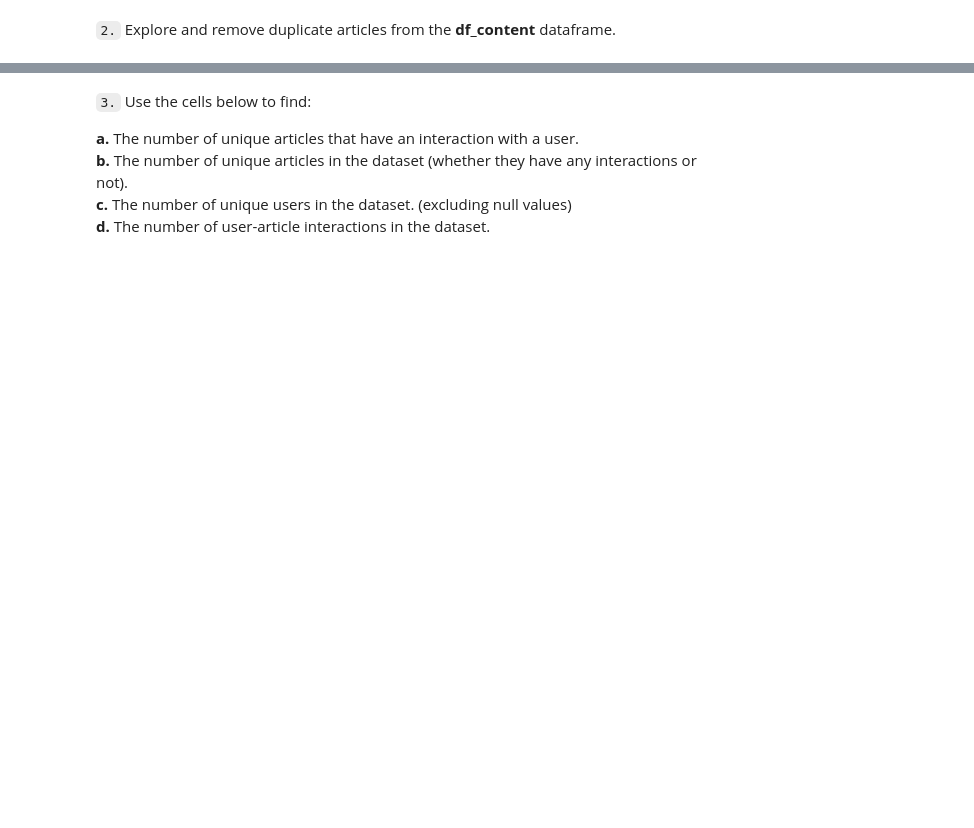
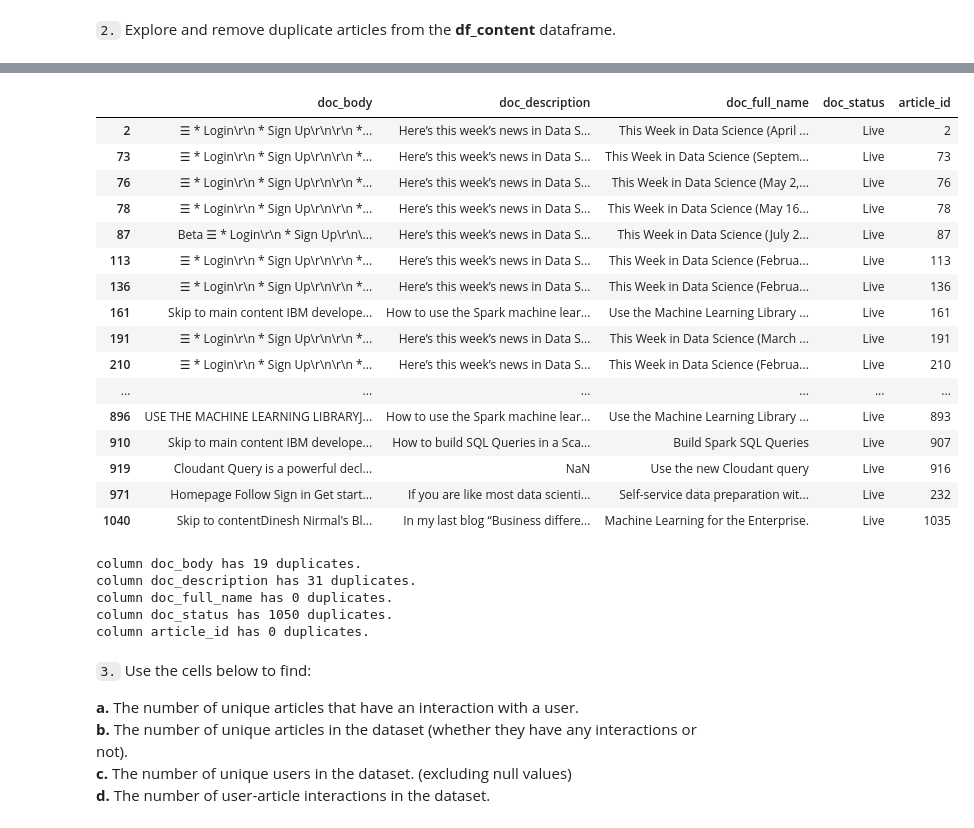
Before and after one commit to DavidGuillaum/project_IBM_recommendation_engine, a Jupyter notebook: Recommendations_with_IBM.ipynb, the cells around one changed output, grey strips where cells are left out. Cells and saved outputs as stored; diff of their text form; code cells hidden in the pictures; blank space fills up the shorter version.

```diff
--- a/Recommendations_with_IBM.ipynb
+++ b/Recommendations_with_IBM.ipynb
@@ -70,5 +138,34 @@ max_views_by_user = # The maximum number of user-article interactions by any 1 u
+# %%
+#inspect the differences duplicates in each column
+df_content[df_content.duplicated(subset=["doc_description"], keep = False)]
+# %% [output]
+|  | doc_body | doc_description | doc_full_name | doc_status | article_id |
+| 2 | ☰ * Login\r\n * Sign Up\r\n\r\n *... | Here’s this week’s news in Data S... | This Week in Data Science (April ... | Live | 2 |
+| 73 | ☰ * Login\r\n * Sign Up\r\n\r\n *... | Here’s this week’s news in Data S... | This Week in Data Science (Septem... | Live | 73 |
+| 76 | ☰ * Login\r\n * Sign Up\r\n\r\n *... | Here’s this week’s news in Data S... | This Week in Data Science (May 2,... | Live | 76 |
+| 78 | ☰ * Login\r\n * Sign Up\r\n\r\n *... | Here’s this week’s news in Data S... | This Week in Data Science (May 16... | Live | 78 |
+| 87 | Beta ☰ * Login\r\n * Sign Up\r\n\... | Here’s this week’s news in Data S... | This Week in Data Science (July 2... | Live | 87 |
+| 113 | ☰ * Login\r\n * Sign Up\r\n\r\n *... | Here’s this week’s news in Data S... | This Week in Data Science (Februa... | Live | 113 |
+| 136 | ☰ * Login\r\n * Sign Up\r\n\r\n *... | Here’s this week’s news in Data S... | This Week in Data Science (Februa... | Live | 136 |
+| 161 | Skip to main content IBM develope... | How to use the Spark machine lear... | Use the Machine Learning Library ... | Live | 161 |
+| 191 | ☰ * Login\r\n * Sign Up\r\n\r\n *... | Here’s this week’s news in Data S... | This Week in Data Science (March ... | Live | 191 |
+| 210 | ☰ * Login\r\n * Sign Up\r\n\r\n *... | Here’s this week’s news in Data S... | This Week in Data Science (Februa... | Live | 210 |
+| ... | ... | ... | ... | ... | ... |
+| 896 | USE THE MACHINE LEARNING LIBRARYJ... | How to use the Spark machine lear... | Use the Machine Learning Library ... | Live | 893 |
+| 910 | Skip to main content IBM develope... | How to build SQL Queries in a Sca... | Build Spark SQL Queries | Live | 907 |
+| 919 | Cloudant Query is a powerful decl... | NaN | Use the new Cloudant query | Live | 916 |
+| 971 | Homepage Follow Sign in Get start... | If you are like most data scienti... | Self-service data preparation wit... | Live | 232 |
+| 1040 | Skip to contentDinesh Nirmal's Bl... | In my last blog “Business differe... | Machine Learning for the Enterprise. | Live | 1035 |
 # %%
 # Remove any rows that have the same article_id - only keep the first
+df_content = df_content.drop_duplicates(subset=["article_id"])
+find_duplicates(df_content)
+# %% [output]
+column doc_body has 19 duplicates.
+column doc_description has 31 duplicates.
+column doc_full_name has 0 duplicates.
+column doc_status has 1050 duplicates.
+column article_id has 0 duplicates.
 # %% [markdown]
 `3.` Use the cells below to find:
 
```
Also changed, not shown: parts of 66 cells of this notebook, 2 other files.
